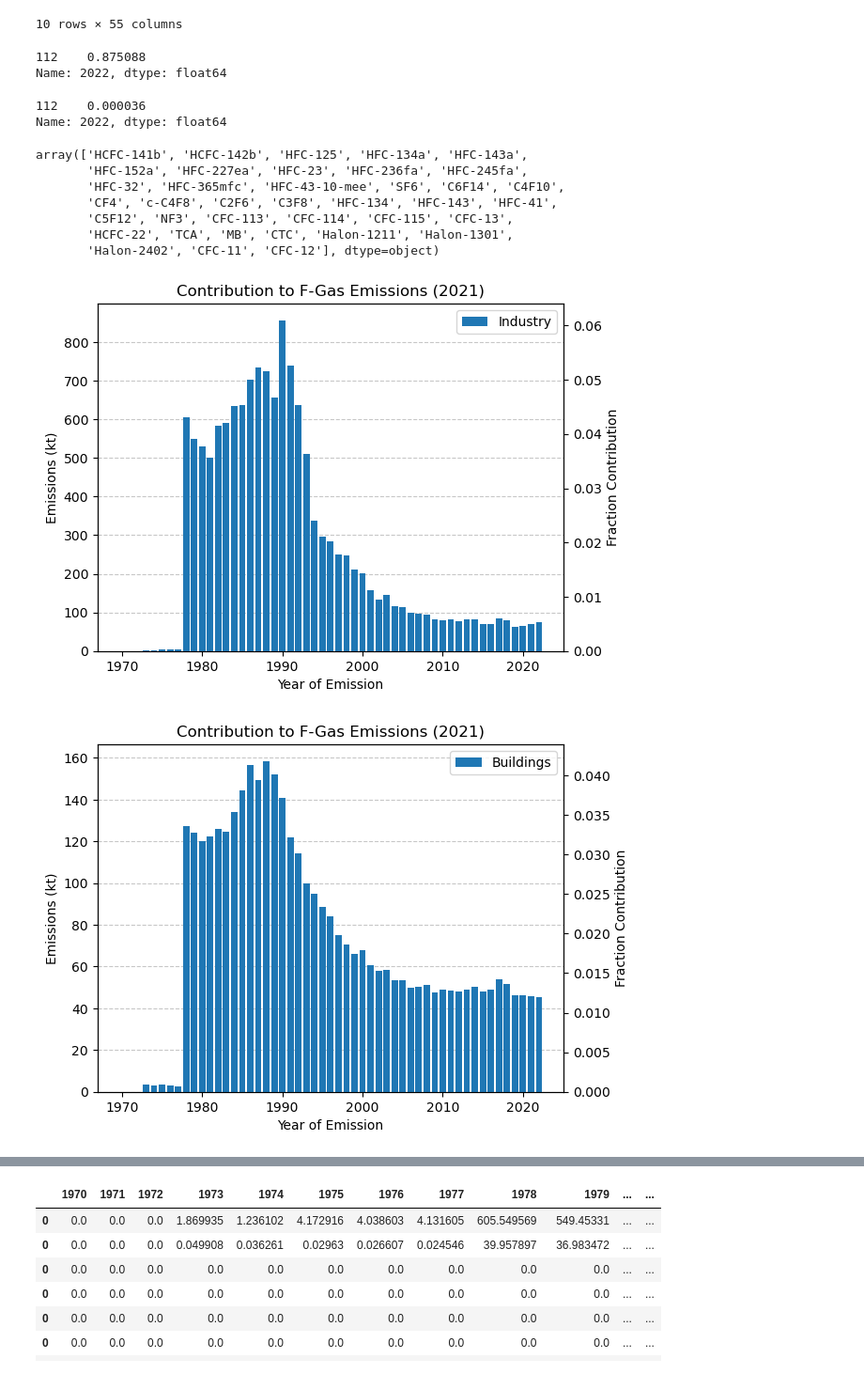
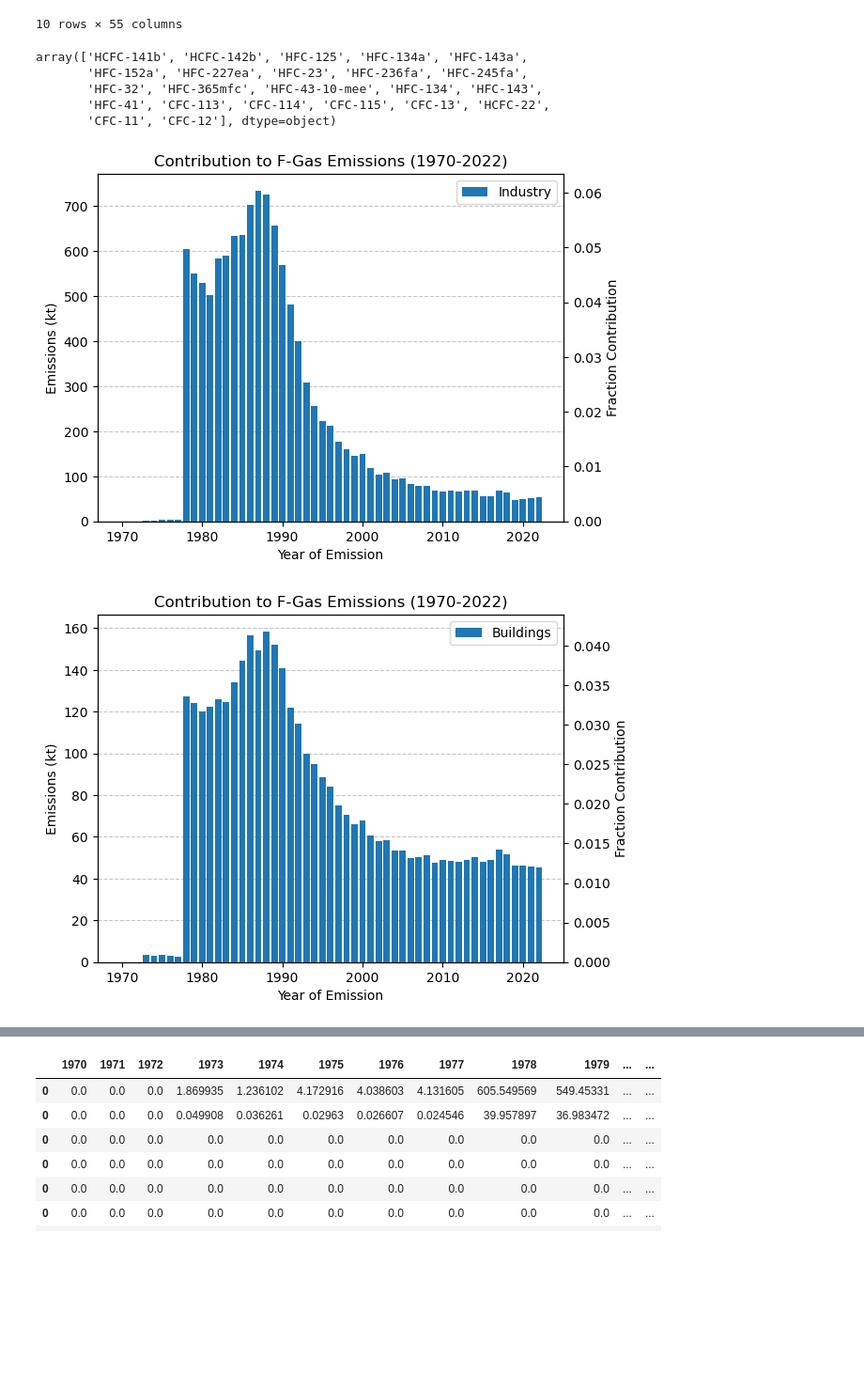
Before and after one commit to bwalkowiak/Anthropogenic-Climate-Forcers, a Jupyter notebook: Anthropogenic Climate Forcers.ipynb, the cells around one changed output, grey strips where cells are left out. Shown at 94% size. Saved outputs shown, nothing was run; the diff lists cells and outputs as text; code cells hidden in the pictures; blank space fills up the shorter version.

```diff
--- a/Anthropogenic Climate Forcers.ipynb
+++ b/Anthropogenic Climate Forcers.ipynb
@@ -1360,12 +1277,12 @@ ODS2 = ODSi.copy()#.drop(columns = 'sector').T
 ODS2 = ODS2.reset_index().rename_axis(None, axis=1).rename(columns = {'index':'Substance'})
 ODS2.iloc[:,1:] = ODS2.iloc[:,1:]/1000 # tonnes to kt
 ODS2['sectors'] = 'Refridgeration/Foam/AC'
-ODS2 = ODS2.iloc[[0,1,3,6,7,8,9,10,11,12],:]
+ODS2 = ODS2.iloc[[0,1,3,6,7,8,9,10,11],:]
 
 # ODS2.mask(ODS2 < 0, 0)
 #assign sector to compound based on main use in the literature
 ODS2[ODS2.iloc[:,1:-1] <0] = 0
 ODS2['sectors'] = ['Electronics Industry', 'Chemical Industry', 'Chemical Industry', '','','Electronics Industry',\
-                   'Electronics Industry', 'Chemical Industry', 'Chemical Industry', 'Refridgeration/Foam/AC']
+                   'Electronics Industry', 'Chemical Industry', 'Chemical Industry']
 ODS2
 # %% [output]
@@ -1725,0 +1647,9 @@ array(['HFC-134a', 'HFC-152a', 'HFC-227ea', 'HFC-245fa', 'HFC-365mfc',
+# %%
+# Only use CFC, HCFC, HFC species to generate ERFs; just as IPCC AR6 CH6 calculations
+ipcc_hc_list = ['HCFC-141b', 'HCFC-142b', 'HFC-125', 'HFC-134a', 'HFC-143a',
+       'HFC-152a', 'HFC-227ea', 'HFC-23', 'HFC-236fa', 'HFC-245fa',
+       'HFC-32', 'HFC-365mfc', 'HFC-43-10-mee','HFC-134', 'HFC-143', 'HFC-41',
+       'CFC-113', 'CFC-114', 'CFC-115', 'CFC-13','HCFC-22', 'CFC-11', 'CFC-12']
+# %%
+fd7 = fd6[fd6.Substance.isin(ipcc_hc_list)].reset_index(drop=True)
+fd7
@@ -1788,17 +1732,18 @@ def sum_and_rename(data):
 # %%
 # fd_years
 # %%
-# fd.Substance.unique()
-fd_years = fd6.drop(columns = ['Substance','sectors', 'fossil_bio']).iloc[0:,:]
+# Calculate decayed emissions for each year for HC species
+
+fd_years = fd7.drop(columns = ['Substance','sectors', 'fossil_bio']).iloc[0:,:]
 fluoro_decayed = fd_years.apply(lambda x: fluod(x), axis=1)
 fluoro_decayed['total'] = fluoro_decayed.sum(axis=1)
 fluoro_decayed_fraction = fluoro_decayed.iloc[:,0:-1].div(fluoro_decayed.total, axis=0)
-# # methane_decayed.sum(axis=1)
-fluoro_decayed_fraction['compound'] = fd6['Substance'] #.sum(axis=1)
-fluoro_decayed_fraction['sector'] = fd6['sectors'] #.sum(axis=1)
-# carbon_decayed_fraction.set_index('sectors')
-fluoro_decayed['compounds'] = fd6['Substance']
-fluoro_decayed['sectors'] = fd6['sectors']
+
+fluoro_decayed_fraction['compound'] = fd7['Substance'] #.sum(axis=1)
+fluoro_decayed_fraction['sector'] = fd7['sectors'] #.sum(axis=1)
+
+fluoro_decayed['compounds'] = fd7['Substance']
+fluoro_decayed['sectors'] = fd7['sectors']
 fluoro_decayed.set_index('sectors')
 # %% [output]
 |  | Y_1970 | Y_1971 | Y_1972 | Y_1973 | Y_1974 | Y_1975 | Y_1976 | Y_1977 | Y_1978 | Y_1979 | ... | ... |
@@ -1881,10 +1825,0 @@ fd_cumu
-# %%
-cum_emiss[cum_emiss.Substance == 'MB'].iloc[:,-2]
-# %% [output]
-112    0.875088
-Name: 2022, dtype: float64
-# %%
-cum_emiss[cum_emiss.Substance == 'MB'].iloc[:,-2]/cum_emiss.iloc[:,-2].sum()
-# %% [output]
-112    0.000036
-Name: 2022, dtype: float64
@@ -1898,37 +1826,37 @@ Name: 2022, dtype: float64
 # %%
-fd6.Substance.unique()
+fd7.Substance.unique()
 # %% [output]
 array(['HCFC-141b', 'HCFC-142b', 'HFC-125', 'HFC-134a', 'HFC-143a',
        'HFC-152a', 'HFC-227ea', 'HFC-23', 'HFC-236fa', 'HFC-245fa',
-       'HFC-32', 'HFC-365mfc', 'HFC-43-10-mee', 'SF6', 'C6F14', 'C4F10',
-       'CF4', 'c-C4F8', 'C2F6', 'C3F8', 'HFC-134', 'HFC-143', 'HFC-41',
-       'C5F12', 'NF3', 'CFC-113', 'CFC-114', 'CFC-115', 'CFC-13',
-       'HCFC-22', 'TCA', 'MB', 'CTC', 'Halon-1211', 'Halon-1301',
-       'Halon-2402', 'CFC-11', 'CFC-12'], dtype=object)
+       'HFC-32', 'HFC-365mfc', 'HFC-43-10-mee', 'HFC-134', 'HFC-143',
+       'HFC-41', 'CFC-113', 'CFC-114', 'CFC-115', 'CFC-13', 'HCFC-22',
+       'CFC-11', 'CFC-12'], dtype=object)
 # %%
+# Bar chart of sector contributions to annual decayed emissions for the HC time series
 fig,ax1 = plt.subplots()
 ax1.grid(True, axis = 'y', linestyle ='--', alpha = 0.7)
 bar1 = ax1.bar(np.arange(1970,2023,1),f_agg_decay.iloc[0,0:-3].values, label  = 'Industry')
 ax1.set_xlabel('Year of Emission')
 ax1.set_ylabel('Emissions (kt)')
-ax1.set_title('Contribution to F-Gas Emissions (2021)')
+ax1.set_title('Contribution to F-Gas Emissions (1970-2022)')
 ax2 = ax1.twinx()
 bar2 = ax2.bar(np.arange(1970,2023,1),f_agg_decay_fraction.iloc[0,0:-1].values) #, label  = 'Emissions (kt)')
 ax2.set_ylabel('Fraction Contribution')
 ax1.legend()
 tick_positions = [0,250, 500, 750, 1000, 1250]
 # ax1.set_yticks(tick_positions)
 # ax2.set_yticks(tick_positions)
 plt.show()
 # %% [output]
-[figure, old version]
+[figure, new version]
 # %%
+# Bar chart of sector contributions to annual decayed emissions for the HC time series
 fig,ax1 = plt.subplots()
 ax1.grid(True, axis = 'y', linestyle ='--', alpha = 0.7)
 bar1 = ax1.bar(np.arange(1970,2023,1),f_agg_decay.iloc[7,0:-3].values, label  = 'Buildings')
 ax1.set_xlabel('Year of Emission')
 ax1.set_ylabel('Emissions (kt)')
-ax1.set_title('Contribution to F-Gas Emissions (2021)')
+ax1.set_title('Contribution to F-Gas Emissions (1970-2022)')
 ax2 = ax1.twinx()
 bar2 = ax2.bar(np.arange(1970,2023,1),f_agg_decay_fraction.iloc[7,0:-1].values) #, label  = 'Emissions (kt)')
 ax2.set_ylabel('Fraction Contribution')
@@ -1938,5 +1866,5 @@ tick_positions = [0,250, 500, 750, 1000, 1250]
 # ax2.set_yticks(tick_positions)
 plt.show()
 # %% [output]
-[figure, old version]
+[figure, new version]
 # %%
```
Also changed, not shown: parts of 326 cells of this notebook.
